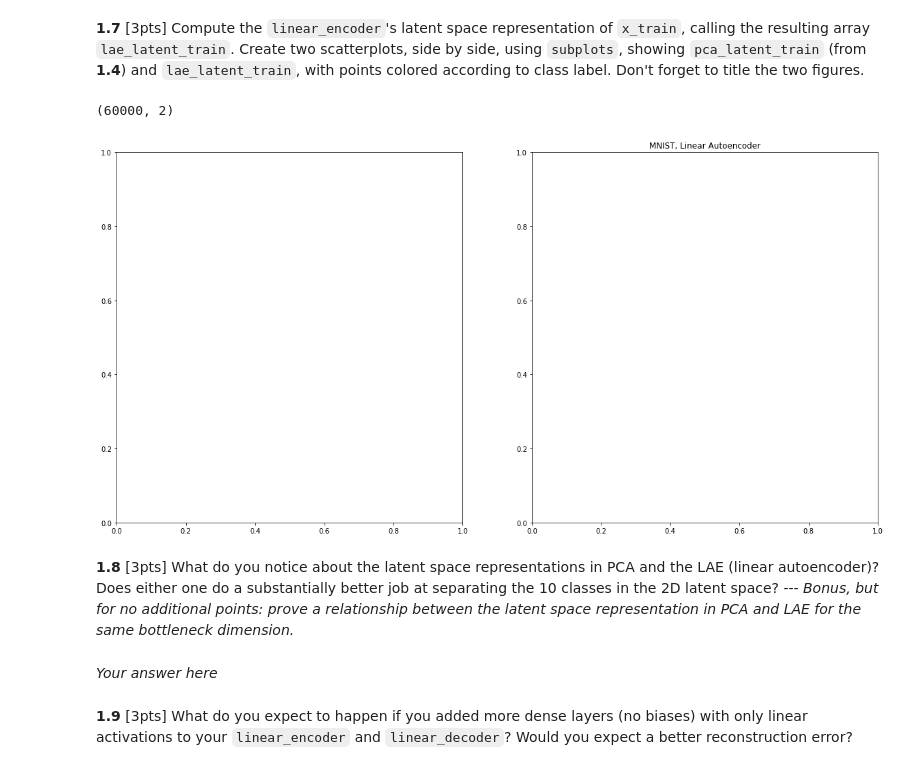
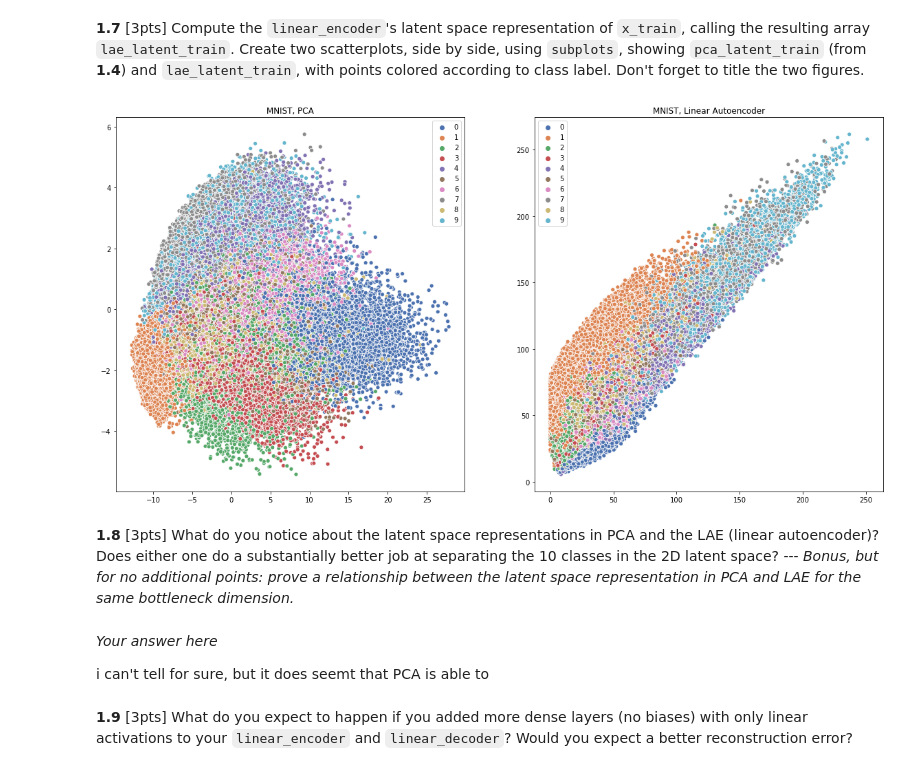
Before and after one commit to jackxxu/2020-CS109B, a Jupyter notebook: content/homeworks/hw05/notebook/cs109b-hw5-students.ipynb, the cells around one changed output. Saved outputs shown, nothing was run; the diff lists cells and outputs as text; code cells hidden in the pictures.

```diff
--- a/content/homeworks/hw05/notebook/cs109b-hw5-students.ipynb
+++ b/content/homeworks/hw05/notebook/cs109b-hw5-students.ipynb
@@ -229,24 +229,25 @@ Text(0.5, 1.0, 'Linear Autoencoder Loss')
 # %%
 # your code here
 
 f, (ax1, ax2) = plt.subplots(1,2,figsize=(20,10))
-# sns.scatterplot(x=pca_latent_train[:,0], y=pca_latent_train[:,1], hue=y_train,
-#                 palette=sns.color_palette("deep", 10),  ax=ax1)
-# ax1.set_title("MNIST, PCA");
+sns.scatterplot(x=pca_latent_train[:,0]*3, y=pca_latent_train[:,1], hue=y_train,
+                palette=sns.color_palette("deep", 10),  ax=ax1)
+ax1.set_title("MNIST, PCA");
 
-preds = encoder.predict(X_train_flat)
-sns.scatterplot(x=pca_latent_train[:,0], y=pca_latent_train[:,1], hue=y_train,
-                palette=sns.color_palette("deep", 10),  ax=ax1)
+encoder_preds = encoder.predict(X_train_flat)
+sns.scatterplot(x=encoder_preds[:,0], y=encoder_preds[:,1], hue=y_train,
+                palette=sns.color_palette("deep", 10),  ax=ax2)
 ax2.set_title("MNIST, Linear Autoencoder");
 # %% [output]
-(60000, 2)
-[figure, old version]
+[figure, new version]
 # %%
 # your code here
 # %% [markdown]
 **1.8** [3pts] What do you notice about the latent space representations in PCA and the LAE (linear autoencoder)? Does either one do a substantially better job at separating the 10 classes in the 2D latent space? --- *Bonus, but for no additional points: prove a relationship between the latent space representation in PCA and LAE for the same bottleneck dimension.*
-# %% [markdown]
-*Your answer here*
+# %% [markdown]
+*Your answer here*
+
+i can't tell for sure, but it does seemt that PCA is able to
 # %% [markdown]
 **1.9** [3pts] What do you expect to happen if you added more dense layers (no biases) with only linear activations to your `linear_encoder` and `linear_decoder`? Would you expect a better reconstruction error?
 # %% [markdown]
```
